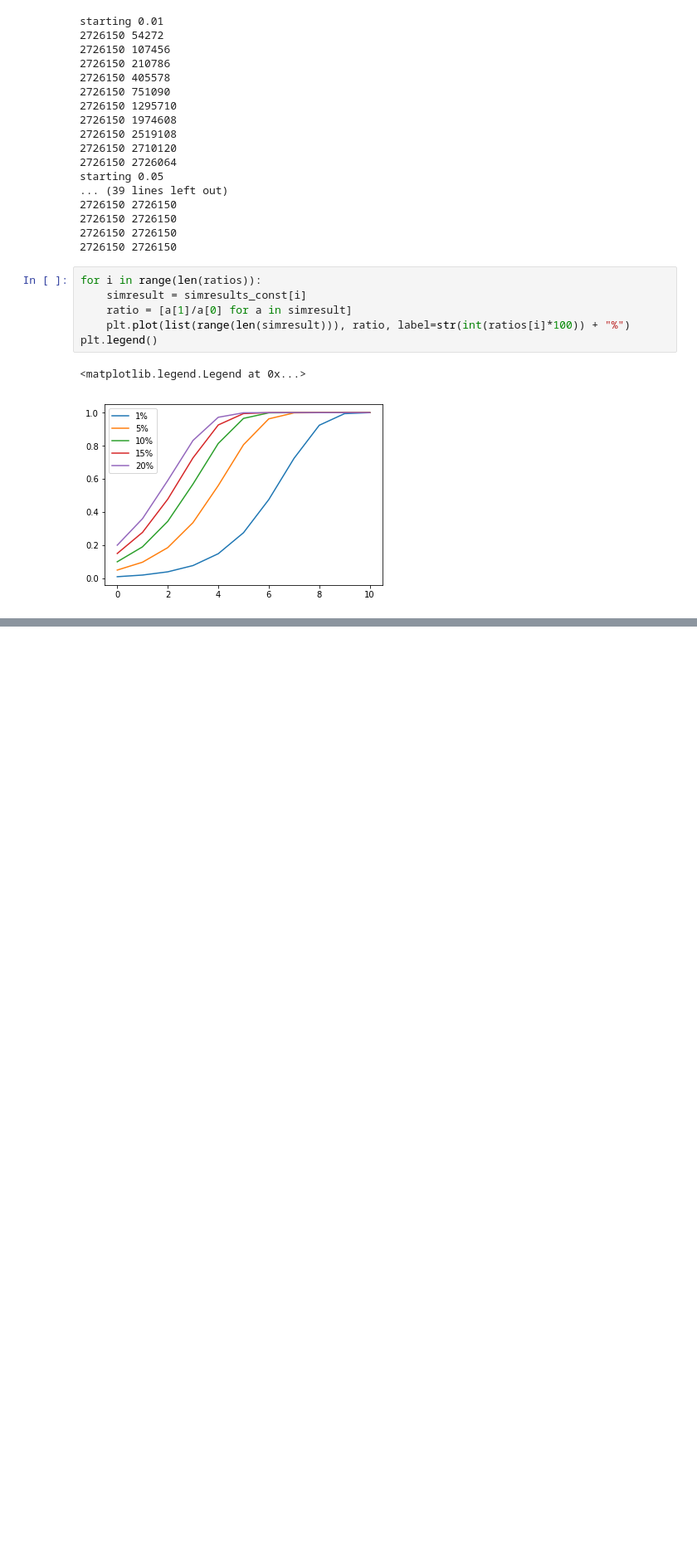
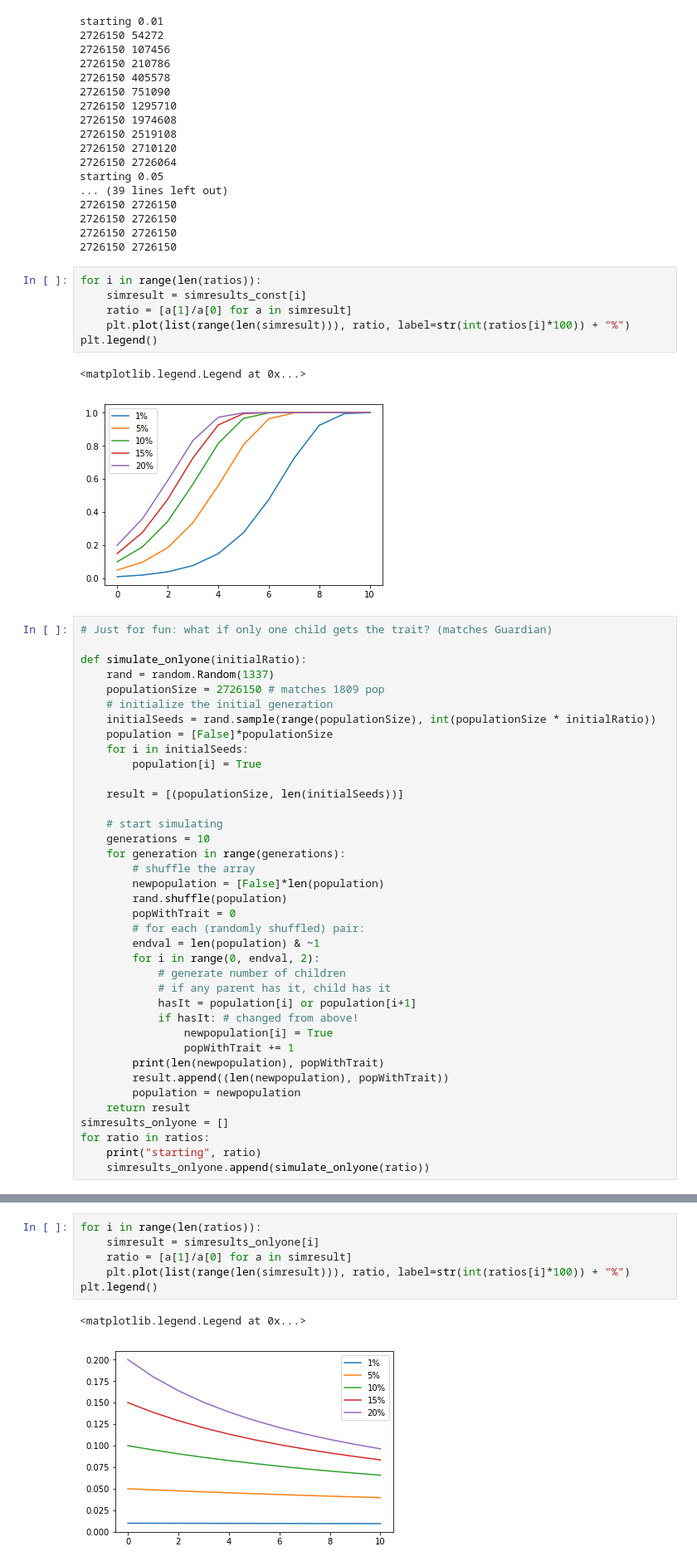
Before and after one commit to zhuowei/FamilinxAnalysis, a Jupyter notebook: process_output/Simulate.ipynb, the cells around one changed output, grey strips where cells are left out. Shown at 83% size. Cells and saved outputs as stored; diff of their text form; blank space fills up the shorter version.

Commit message:
simulate the Guardian scenario as well (only one of two children will get the trait)

```diff
--- a/process_output/Simulate.ipynb
+++ b/process_output/Simulate.ipynb
@@ -144,3 +144,41 @@ plt.legend()
 # %% [output]
 <matplotlib.legend.Legend at 0x...>
 [figure]
+# %%
+# Just for fun: what if only one child gets the trait? (matches Guardian)
+
+def simulate_onlyone(initialRatio):
+    rand = random.Random(1337)
+    populationSize = 2726150 # matches 1809 pop
+    # initialize the initial generation
+    initialSeeds = rand.sample(range(populationSize), int(populationSize * initialRatio))
+    population = [False]*populationSize
+    for i in initialSeeds:
+        population[i] = True
+
+    result = [(populationSize, len(initialSeeds))]
+
+    # start simulating
+    generations = 10
+    for generation in range(generations):
+        # shuffle the array
+        newpopulation = [False]*len(population)
+        rand.shuffle(population)
+        popWithTrait = 0
+        # for each (randomly shuffled) pair:
+        endval = len(population) & ~1
+        for i in range(0, endval, 2):
+            # generate number of children
+            # if any parent has it, child has it
+            hasIt = population[i] or population[i+1]
+            if hasIt: # changed from above!
+                newpopulation[i] = True
+                popWithTrait += 1
+        print(len(newpopulation), popWithTrait)
+        result.append((len(newpopulation), popWithTrait))
+        population = newpopulation
+    return result
+simresults_onlyone = []
+for ratio in ratios:
+    print("starting", ratio)
+    simresults_onlyone.append(simulate_onlyone(ratio))
@@ -146,0 +203,9 @@ plt.legend()
+# %%
+for i in range(len(ratios)):
+    simresult = simresults_onlyone[i]
+    ratio = [a[1]/a[0] for a in simresult]
+    plt.plot(list(range(len(simresult))), ratio, label=str(int(ratios[i]*100)) + "%")
+plt.legend()
+# %% [output]
+<matplotlib.legend.Legend at 0x...>
+[figure, added]
```
Also changed, not shown: parts of 1 cell of this notebook.
